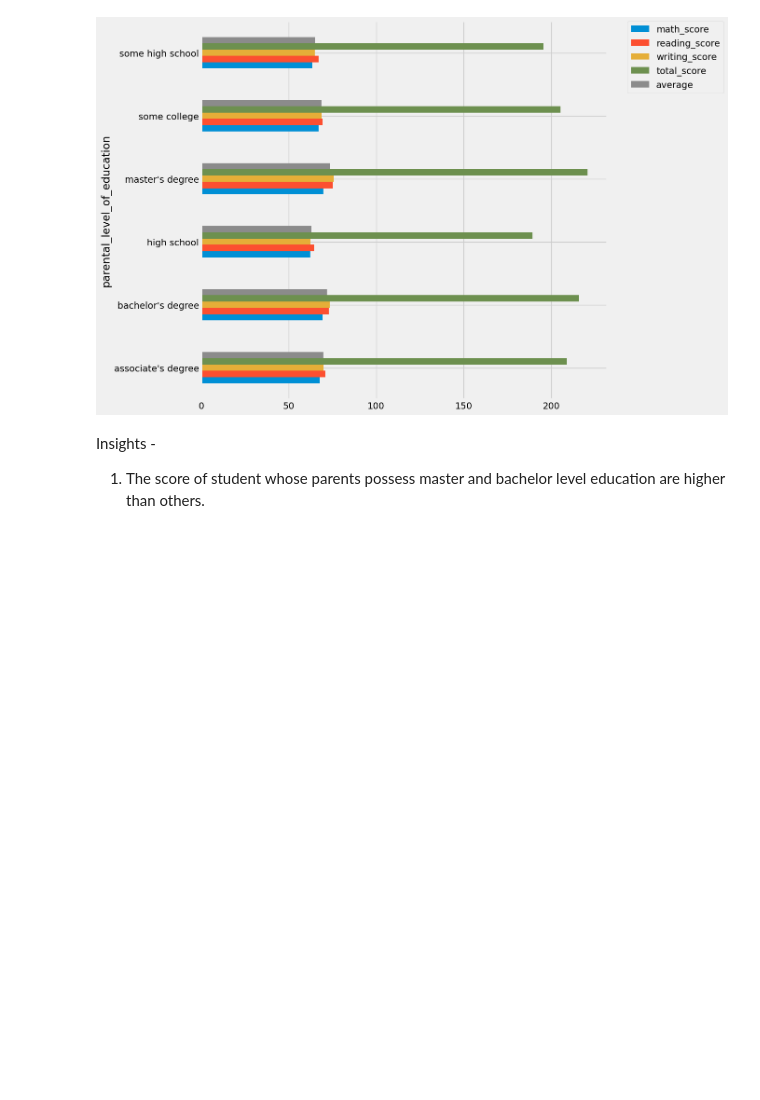
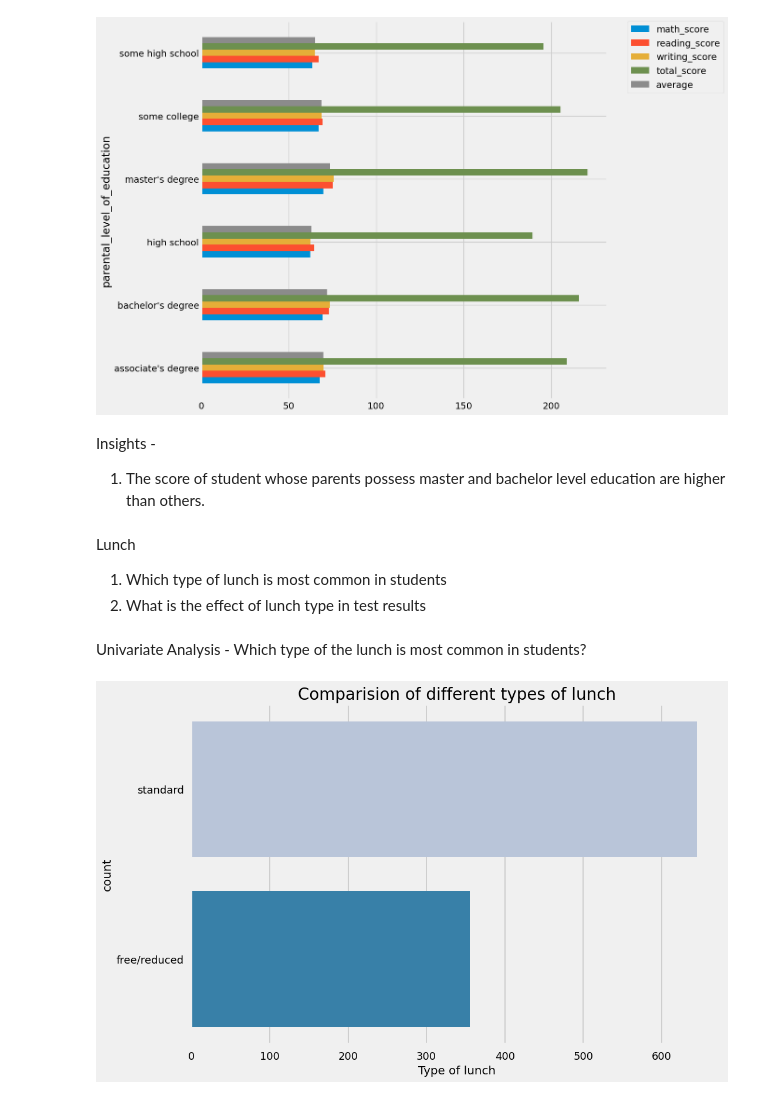
Before and after one commit to Sonali2310/End-to-End-ML-Project, a Jupyter notebook: notebook/data/EDA Student performance.ipynb, the cells around one changed output. Saved outputs shown, nothing was run; the diff lists cells and outputs as text; code cells hidden in the pictures; blank space fills up the shorter version.

Commit message:
Exploratory Data Analysis

```diff
--- a/notebook/data/EDA Student performance.ipynb
+++ b/notebook/data/EDA Student performance.ipynb
@@ -465,3 +465,19 @@ plt.show()
 # %% [markdown]
 Insights -
 1. The score of student whose parents possess master and bachelor level education are higher than others.
+# %% [markdown]
+Lunch
+1. Which type of lunch is most common in students
+2. What is the effect of lunch type in test results
+# %% [markdown]
+Univariate Analysis - Which type of the lunch is most common in students?
+# %%
+plt.rcParams['figure.figsize'] = (15,9)
+plt.style.use('seaborn-talk')
+sns.countplot(df['lunch'],palette='PuBu')
+plt.title("Comparision of different types of lunch",fontweight = 30, fontsize = 20)
+plt.xlabel("Type of lunch")
+plt.ylabel("count")
+plt.show()
+# %% [output]
+[figure, added]
```
Also changed, not shown: parts of 14 cells of this notebook.
